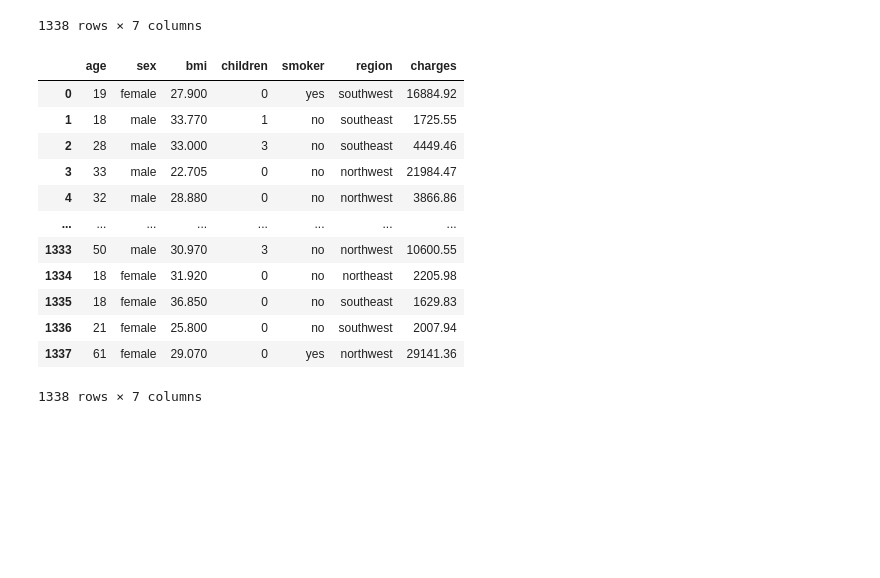
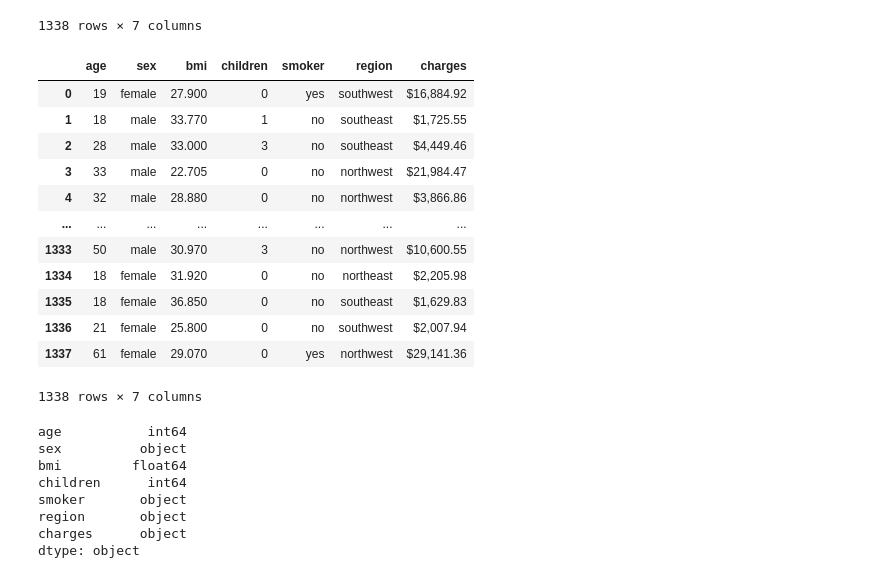
Before and after one commit to jonahgrossman00/Medical-Insurance-Prediction, a Jupyter notebook: medical_insurance.ipynb, the cells around one changed output. Saved outputs shown, nothing was run; the diff lists cells and outputs as text; code cells hidden in the pictures; blank space fills up the shorter version.

```diff
--- a/medical_insurance.ipynb
+++ b/medical_insurance.ipynb
@@ -34,20 +39,31 @@ insurance_df
 | 1337 | 61 | female | 29.070 | 0 | yes | northwest | 29141.36030 |
 1338 rows × 7 columns
 # %%
-insurance_df['charges'] = insurance_df['charges'].round(2)
+# Cleaning DataFrame - cleaning charges column
+insurance_df['charges'] = insurance_df['charges'].map("${:,.2f}".format)
+insurance_df
+# %% [output]
+|  | age | sex | bmi | children | smoker | region | charges |
+| 0 | 19 | female | 27.900 | 0 | yes | southwest | $16,884.92 |
+| 1 | 18 | male | 33.770 | 1 | no | southeast | $1,725.55 |
+| 2 | 28 | male | 33.000 | 3 | no | southeast | $4,449.46 |
+| 3 | 33 | male | 22.705 | 0 | no | northwest | $21,984.47 |
+| 4 | 32 | male | 28.880 | 0 | no | northwest | $3,866.86 |
+| ... | ... | ... | ... | ... | ... | ... | ... |
+| 1333 | 50 | male | 30.970 | 3 | no | northwest | $10,600.55 |
+| 1334 | 18 | female | 31.920 | 0 | no | northeast | $2,205.98 |
+| 1335 | 18 | female | 36.850 | 0 | no | southeast | $1,629.83 |
+| 1336 | 21 | female | 25.800 | 0 | no | southwest | $2,007.94 |
+| 1337 | 61 | female | 29.070 | 0 | yes | northwest | $29,141.36 |
+1338 rows × 7 columns
 # %%
-insurance_df
+insurance_df.dtypes
 # %% [output]
-|  | age | sex | bmi | children | smoker | region | charges |
-| 0 | 19 | female | 27.900 | 0 | yes | southwest | 16884.92 |
-| 1 | 18 | male | 33.770 | 1 | no | southeast | 1725.55 |
-| 2 | 28 | male | 33.000 | 3 | no | southeast | 4449.46 |
-| 3 | 33 | male | 22.705 | 0 | no | northwest | 21984.47 |
-| 4 | 32 | male | 28.880 | 0 | no | northwest | 3866.86 |
-| ... | ... | ... | ... | ... | ... | ... | ... |
-| 1333 | 50 | male | 30.970 | 3 | no | northwest | 10600.55 |
-| 1334 | 18 | female | 31.920 | 0 | no | northeast | 2205.98 |
-| 1335 | 18 | female | 36.850 | 0 | no | southeast | 1629.83 |
-| 1336 | 21 | female | 25.800 | 0 | no | southwest | 2007.94 |
-| 1337 | 61 | female | 29.070 | 0 | yes | northwest | 29141.36 |
-1338 rows × 7 columns
+age           int64
+sex          object
+bmi         float64
+children      int64
+smoker       object
+region       object
+charges      object
+dtype: object
```
Also changed, not shown: parts of 15 cells of this notebook.
